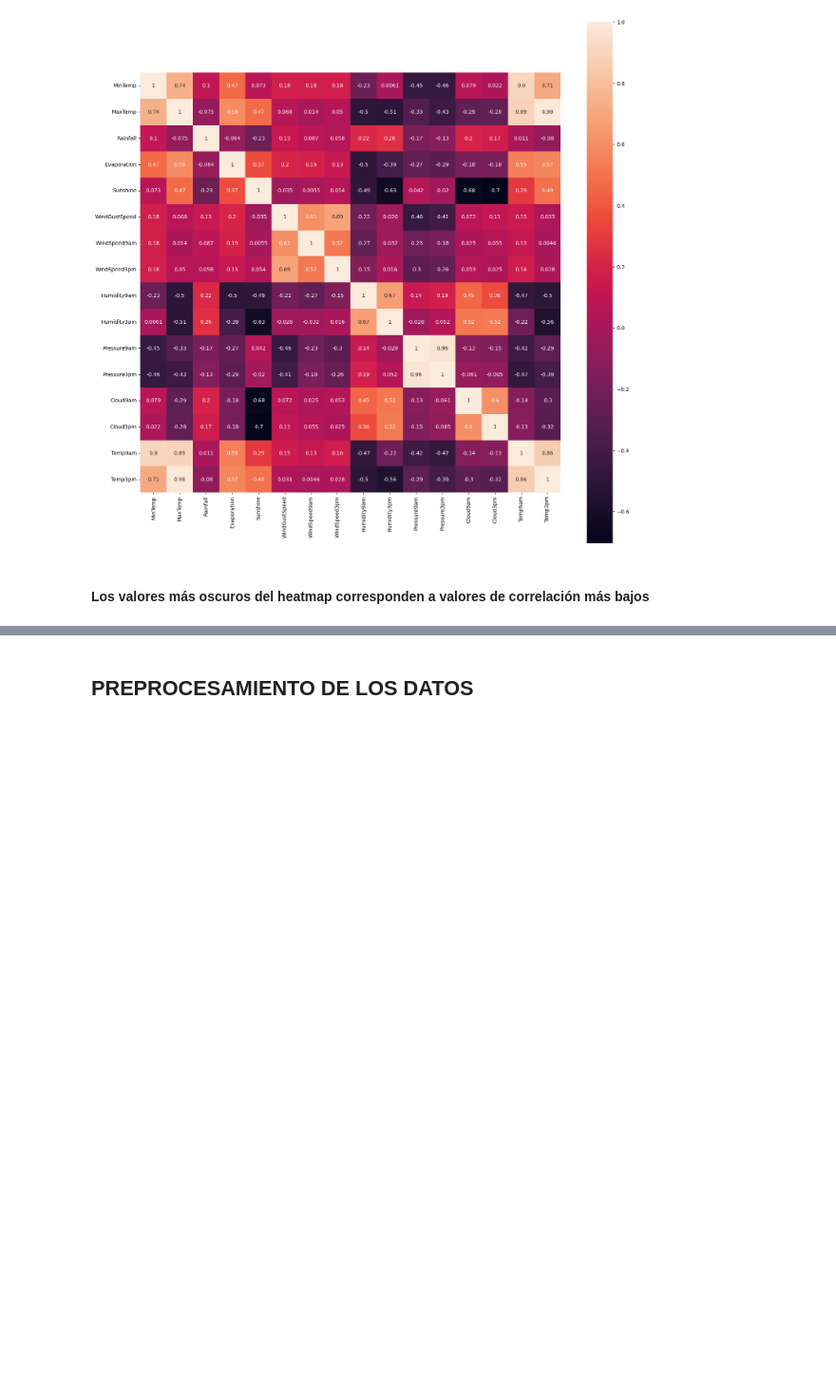
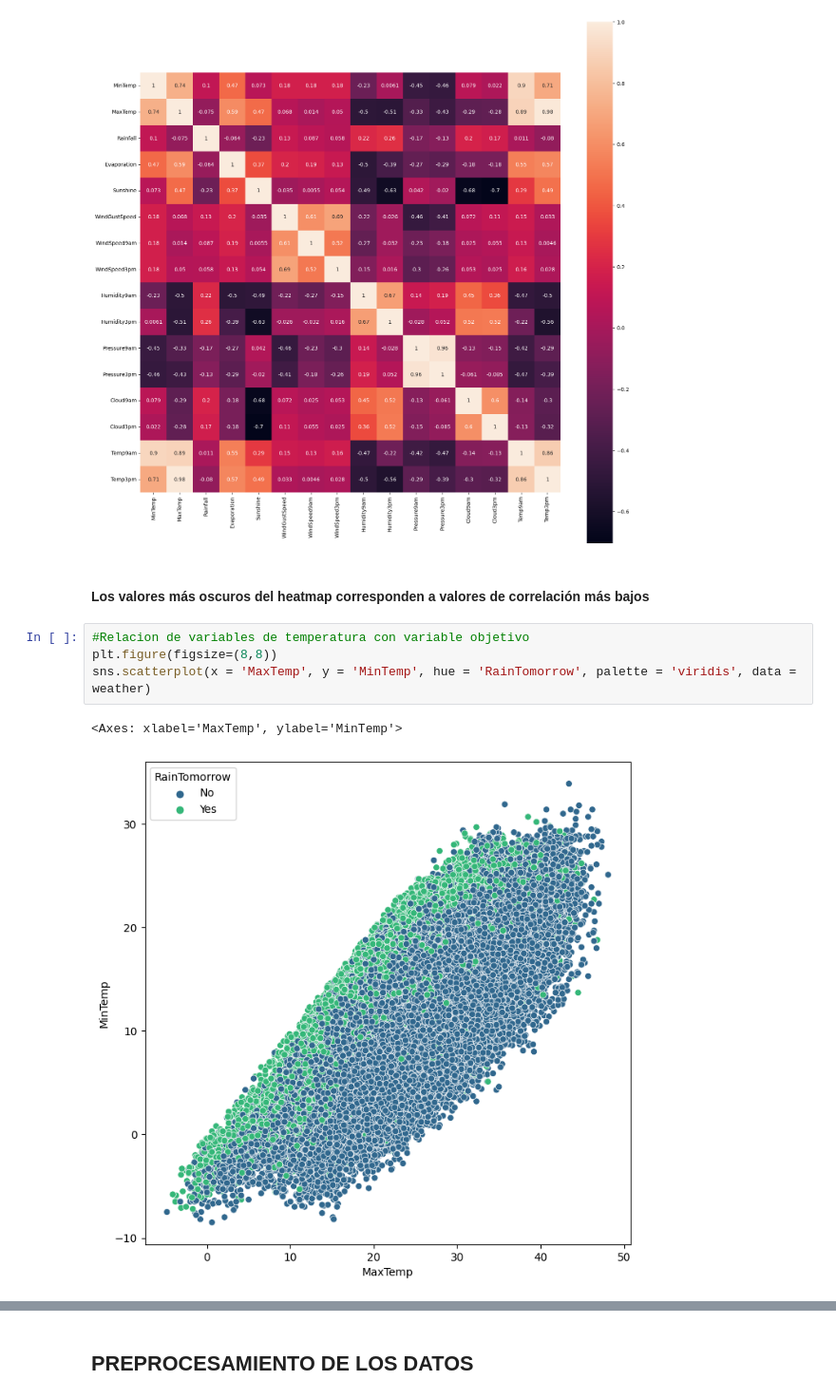
Before and after one commit to ezescordamaglia/CEIA_Analisis_de_datos, a Jupyter notebook: practica_final/TPFinal.ipynb, the cells around one changed output, grey strips where cells are left out. Shown at 95% size. Drawn from its saved outputs; the diff is of its cells as text; blank space fills up the shorter version.

```diff
--- a/practica_final/TPFinal.ipynb
+++ b/practica_final/TPFinal.ipynb
@@ -362,3 +362,10 @@ ax.tick_params(labelsize = 10)
 [figure]
 # %% [markdown]
 #### Los valores más oscuros del heatmap corresponden a valores de correlación más bajos
+# %%
+#Relacion de variables de temperatura con variable objetivo
+plt.figure(figsize=(8,8))
+sns.scatterplot(x = 'MaxTemp', y = 'MinTemp', hue = 'RainTomorrow', palette = 'viridis', data = weather)
+# %% [output]
+<Axes: xlabel='MaxTemp', ylabel='MinTemp'>
+[figure, added]
```
Also changed, not shown: parts of 31 cells of this notebook.
